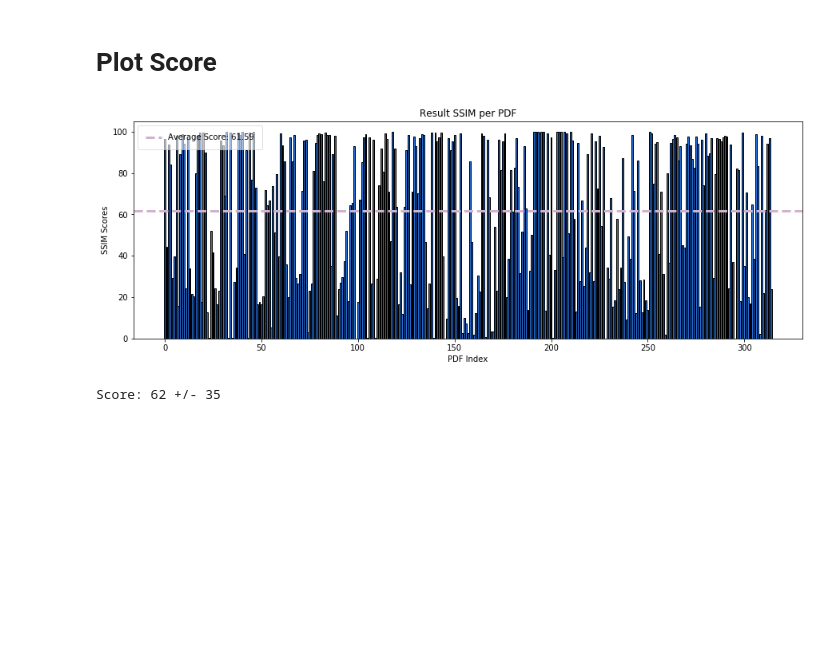
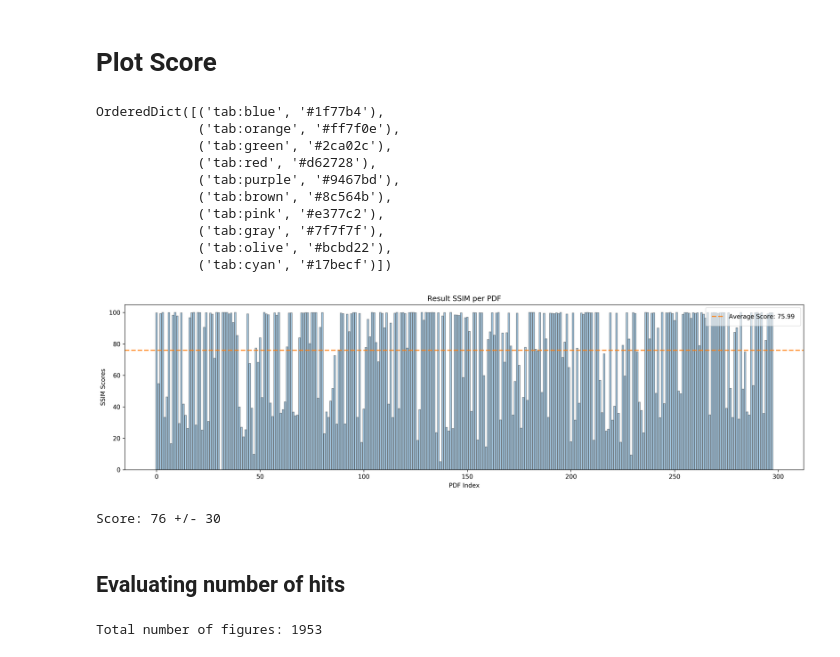
Before and after one commit to danielmoreira/sciint, a Jupyter notebook: PDF Image Extraction.ipynb, the cells around one changed output. Cells and saved outputs as stored; diff of their text form; code cells hidden in the pictures; blank space fills up the shorter version.

Commit message:
Add pdf image extraction results with sciint-v8

```diff
--- a/PDF Image Extraction.ipynb
+++ b/PDF Image Extraction.ipynb
@@ -143,6 +96,6 @@ print(sample_2)
 # Experiment setup
 # %%
 # Load the json file to a variable
-with open('pdf-image-experimental-setup.json','r') as json_pointer:
-    exp_setup = json.load(json_pointer)
+with open('pdf-image-experimental-setup.json','r') as js:
+    exp_setup = json.load(js)
 # %%
@@ -195,11 +148,12 @@ MATCH_THRESH = 0.55
 USE_CW_SSIM = True
 USE_ORIGINAL_SIZE = False
 RESIZE = (128, 128)
+
 def computeSSIM(resImage, dataImage):
     """
-    This function computes the ssim score given the two images.
+    This function computes the ssim score given two images.
     Note that, if the shape of the two images don't match,
-    it will resize the result image to the same size as data image.
+    it will resize the resImage to the same size as dataImage.
 
     Params:
         resImage: 2d numpy array
@@ -225,10 +179,10 @@ def computeSSIM(resImage, dataImage):
 
     if USE_ORIGINAL_SIZE and not (np.array(resImage.shape) == np.array(dataImage.shape)).all(): # size
         h, w = dataImage.shape[:2]
-        resImage = cv2.resize(resImage, (w, h), interpolation=cv2.INTER_CUBIC)
+        resImage = resize(resImage, (w, h))
     elif not USE_ORIGINAL_SIZE:
-        resImage = cv2.resize(resImage, RESIZE, interpolation=cv2.INTER_CUBIC)
-        dataImage = cv2.resize(dataImage, RESIZE, interpolation=cv2.INTER_CUBIC)
+        resImage = resize(resImage, RESIZE)
+        dataImage = resize(dataImage, RESIZE)
     return ssim(resImage, dataImage, multichannel=len(dataImage.shape) == 3)
 
 def get_fignumber(fig):
@@ -319,15 +273,15 @@ for pdf_id in tqdm(exp_setup.keys()):
         continue
 
     # Load extracted figs using list of tuples (img, path)
-    xfigs_xpath = [(io.imread(xfig),xfig) for xfig in xfigs]
+    xfigs_xpath = [(img_as_ubyte(io.imread(xfig)),xfig) for xfig in xfigs]
 
     # compare each original figure with all extracted images
     for orig_path in orig_figs:
-        orig = io.imread(orig_path)
+        orig = img_as_ubyte(io.imread(orig_path))
         orig_fig_number = get_fignumber(orig_path).replace("r_","")
 
         # get the figure bbox (page,x0,y0,x1,y1)
-        orig_fig_loc = exp_setup[pdf_id]['original_figures'][orig_fig_number]['bbox_loc']
+        orig_fig_loc = exp_setup[pdf_id]['figures-pdf-location'][orig_fig_number]['bbox_loc']
 
         # Initialize final score for the image
         final_score = 0
@@ -355,26 +309,52 @@ for pdf_id in tqdm(exp_setup.keys()):
     pdf_scores[pdf_id]['std_ssim'] = np.std(scores)
 # %% [markdown]
 # Plot Score
+# %%
+mcolors.TABLEAU_COLORS
+# %% [output]
+OrderedDict([('tab:blue', '#1f77b4'),
+             ('tab:orange', '#ff7f0e'),
+             ('tab:green', '#2ca02c'),
+             ('tab:red', '#d62728'),
+             ('tab:purple', '#9467bd'),
+             ('tab:brown', '#8c564b'),
+             ('tab:pink', '#e377c2'),
+             ('tab:gray', '#7f7f7f'),
+             ('tab:olive', '#bcbd22'),
+             ('tab:cyan', '#17becf')])
 # %%
 import numpy as np
 import matplotlib.pyplot as plt
+import matplotlib.colors as mcolors
 means = [pdf_scores[pdf]['mean_ssim'] for pdf in pdf_scores.keys()]
 y = np.array(means)
 x = np.arange(len(means))
 
-plt.figure(figsize=(15,5))
+plt.figure(figsize=(20,5),dpi=300)
 # plt.hist(y, bins=np.arange(0,100,1),facecolor='#266DD3',edgecolor='black')
-plt.axhline(y.mean(), color='#CFB3CD', linestyle='dashed', linewidth=3,label=f'Average Score: {y.mean():.2f}')
-plt.bar(x, means, facecolor='#266DD3',edgecolor='black')
+plt.axhline(y.mean(), color=mcolors.TABLEAU_COLORS['tab:orange'], linestyle='dashed', linewidth=2,label=f'Average Score: {y.mean():.2f}', alpha=0.8)
+plt.bar(x, means, color=mcolors.TABLEAU_COLORS['tab:blue'],edgecolor='black', alpha=0.4)
 # plt.scatter(x,means)
 plt.title("Result SSIM per PDF")
 plt.xlabel('PDF Index')
 plt.ylabel("SSIM Scores")
 plt.legend(fancybox=True, framealpha=0.6, borderpad=1)
 
 plt.show()
 
 print(f"Score: {y.mean():.0f} +/- {y.std():.0f}")
 # %% [output]
-[figure, old version]
+[figure, new version]
-Score: 62 +/- 35
+Score: 76 +/- 30
+# %% [markdown]
+## Evaluating number of hits
+# %%
+# Total number of images
+nfigs = 0
+for key in pdf_scores.keys():
+    for fig in pdf_scores[key]:
+        if type(pdf_scores[key][fig]) == dict:
+            nfigs += 1
+print( f'Total number of figures: {nfigs}')
+# %% [output]
+Total number of figures: 1953
```
Also changed, not shown: parts of 14 cells of this notebook, 1 other file.
